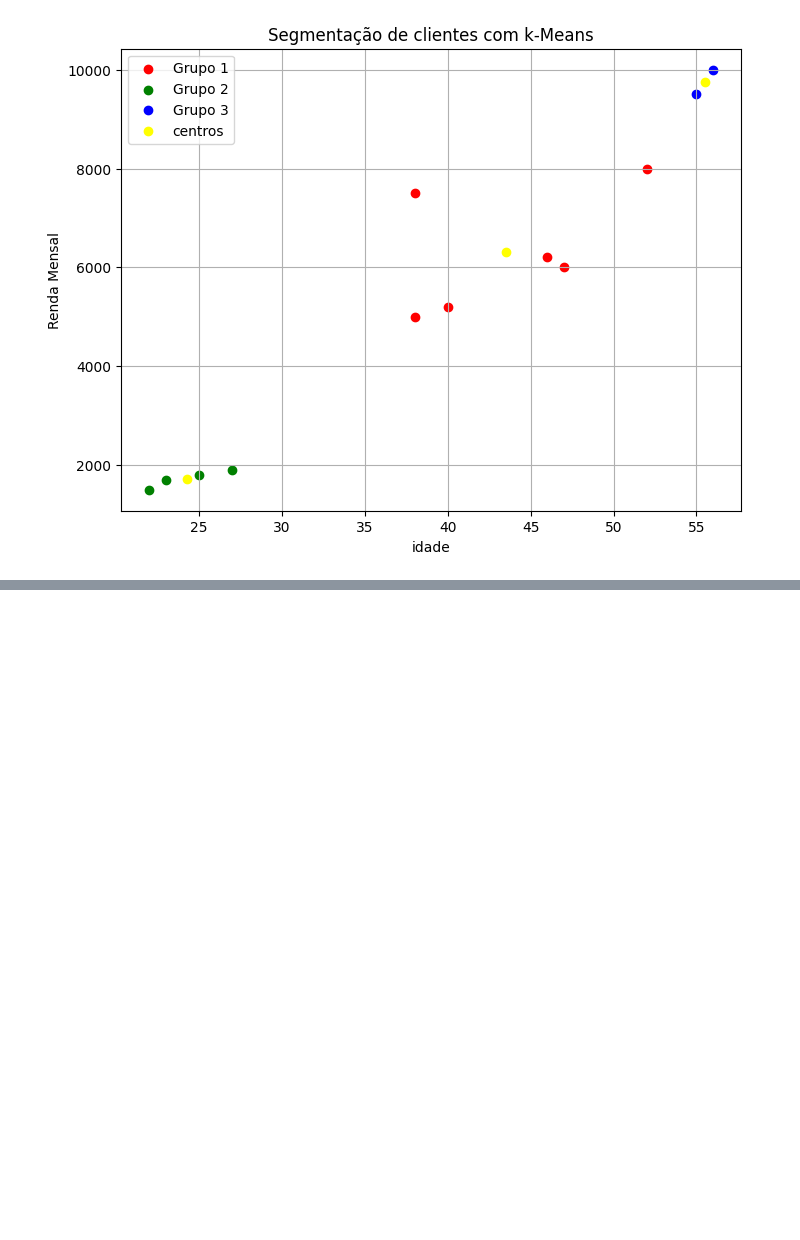
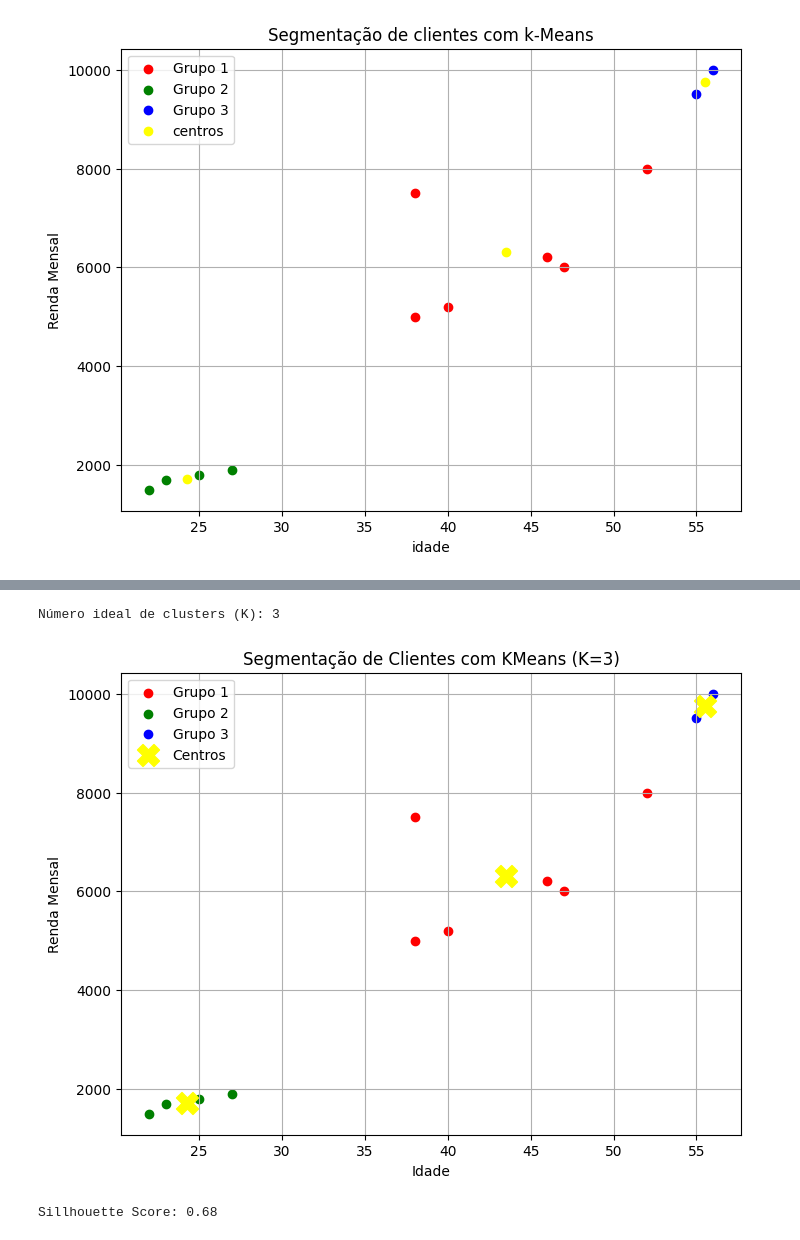
Before and after one commit to Pamelaevangelista/python, a Jupyter notebook: Algoritimos_nao_supervisionado.ipynb, the cells around one changed output, grey strips where cells are left out. Cells and saved outputs as stored; diff of their text form; code cells hidden in the pictures; blank space fills up the shorter version.

```diff
--- a/Algoritimos_nao_supervisionado.ipynb
+++ b/Algoritimos_nao_supervisionado.ipynb
@@ -37,0 +82,59 @@ plt.show()
+# %%
+import pandas as pd
+import matplotlib.pyplot as plt
+from sklearn.cluster import KMeans
+from kneed import KneeLocator
+
+# Dados fictícios de clientes
+dados = pd.DataFrame({
+    'Idade': [22, 25, 47, 52, 46, 56, 23, 27, 38, 55, 38, 40],
+    'Renda': [1500, 1800, 6000, 8000, 6200, 10000, 1700, 1900, 7500, 9500, 5000, 5200]
+})
+
+# --- Etapa 1: Método do Cotovelo ---- técnica usada para determinar o número ideal de clusters(k) em uma análise de agrupamento(clustering)
+wss = [] # Whitin-Cluster Sum of Squares (Soma dos quadrados dentro dos clusters)
+#cluster: grupo/conjuto de elementos que são semelhantes entre si.
+K_range = range(1,11)
+
+# Testando K=1 a K=10
+for k in K_range:
+  kmeans = KMeans(n_clusters=k, random_state=42)
+  kmeans.fit(dados)
+  wss.append(kmeans.inertia_)
+  # adiciona à lista wss o valor -inertia: soma das distâncias quadráticas entre cada ponto de dado e o centro do cluster
+
+#Encontrando automaticamente o cotovelo
+kl = KneeLocator(K_range, wss, curve='convex', direction='decreasing')
+k_ideal = kl.elbow
+print(f'Número ideal de clusters (K): {k_ideal}')
+
+# --- Etapa 2: Aplicando o KMeans com o K ideal ---
+kmeans_final = KMeans(n_clusters=k_ideal, random_state=42)
+dados['Grupo'] = kmeans_final.fit_predict(dados)
+
+# ---Etapa 3: Visualizando os grupos ---
+plt.figure(figsize=(8,6))
+cores = ['red', 'green', 'blue', 'purple', 'orange', 'cyan', 'magenta', 'brown', 'pink', 'gray']
+
+for i in range(k_ideal):
+  grupo = dados[dados['Grupo'] == i]
+  plt.scatter(grupo['Idade'], grupo['Renda'], label=f'Grupo {i+1}', color=cores[i])
+
+#Centros dos clusters
+centros = kmeans_final.cluster_centers_
+plt.scatter(centros[:,0], centros[:,1], s=250, c='yellow', marker='X', label='Centros')
+
+plt.xlabel('Idade')
+plt.ylabel('Renda Mensal')
+plt.title(f'Segmentação de Clientes com KMeans (K={k_ideal})')
+plt.legend()
+plt.grid(True)
+plt.show()
+
+from sklearn.metrics import silhouette_score
+score = silhouette_score(dados, kmeans_final.labels_)
+print(f'Sillhouette Score: {score:.2f}') #Verificar a qualidade dos clusters obtidos
+# %% [output]
+Número ideal de clusters (K): 3
+[figure, added]
+Sillhouette Score: 0.68
```
Also changed, not shown: parts of 10 cells of this notebook.
